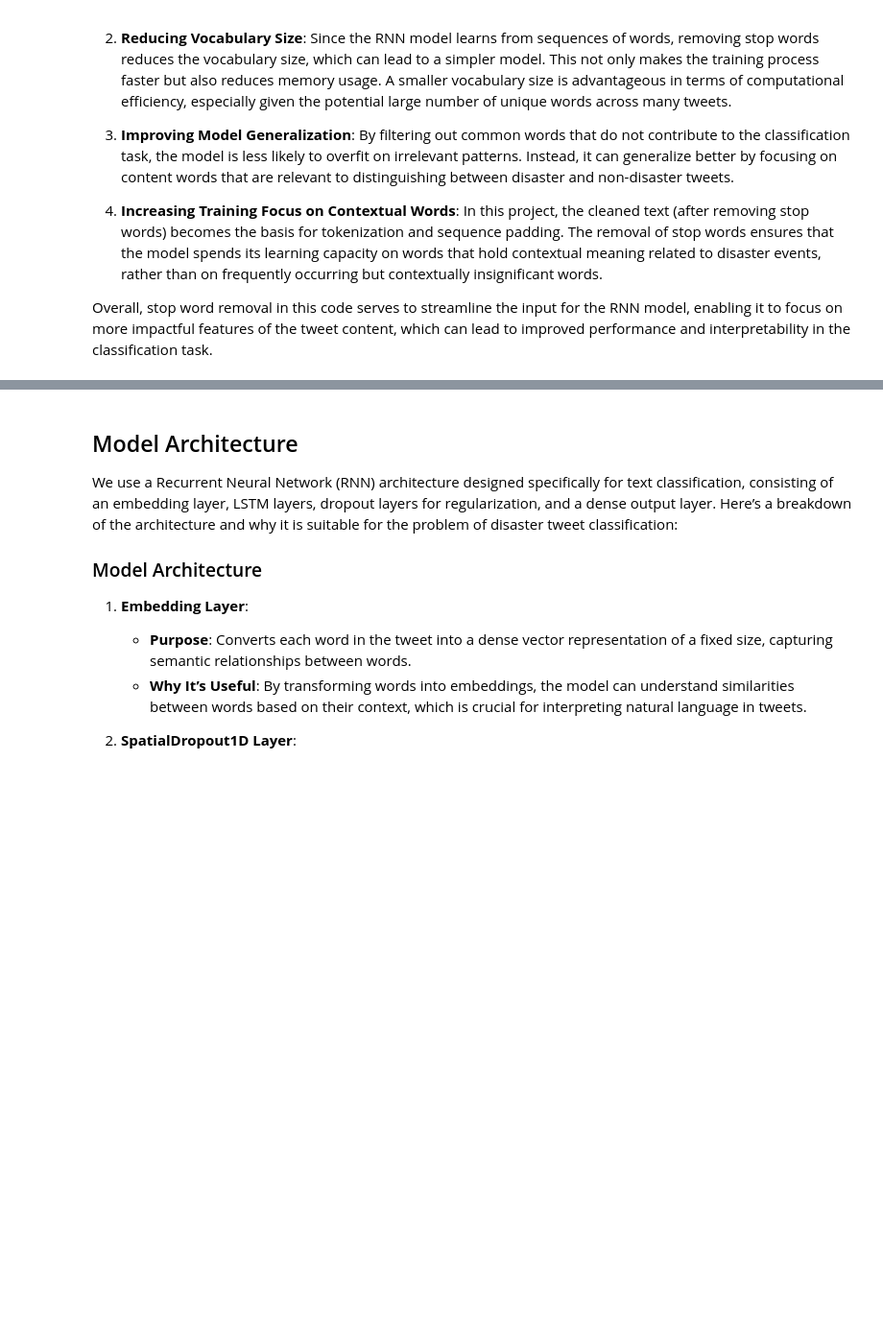
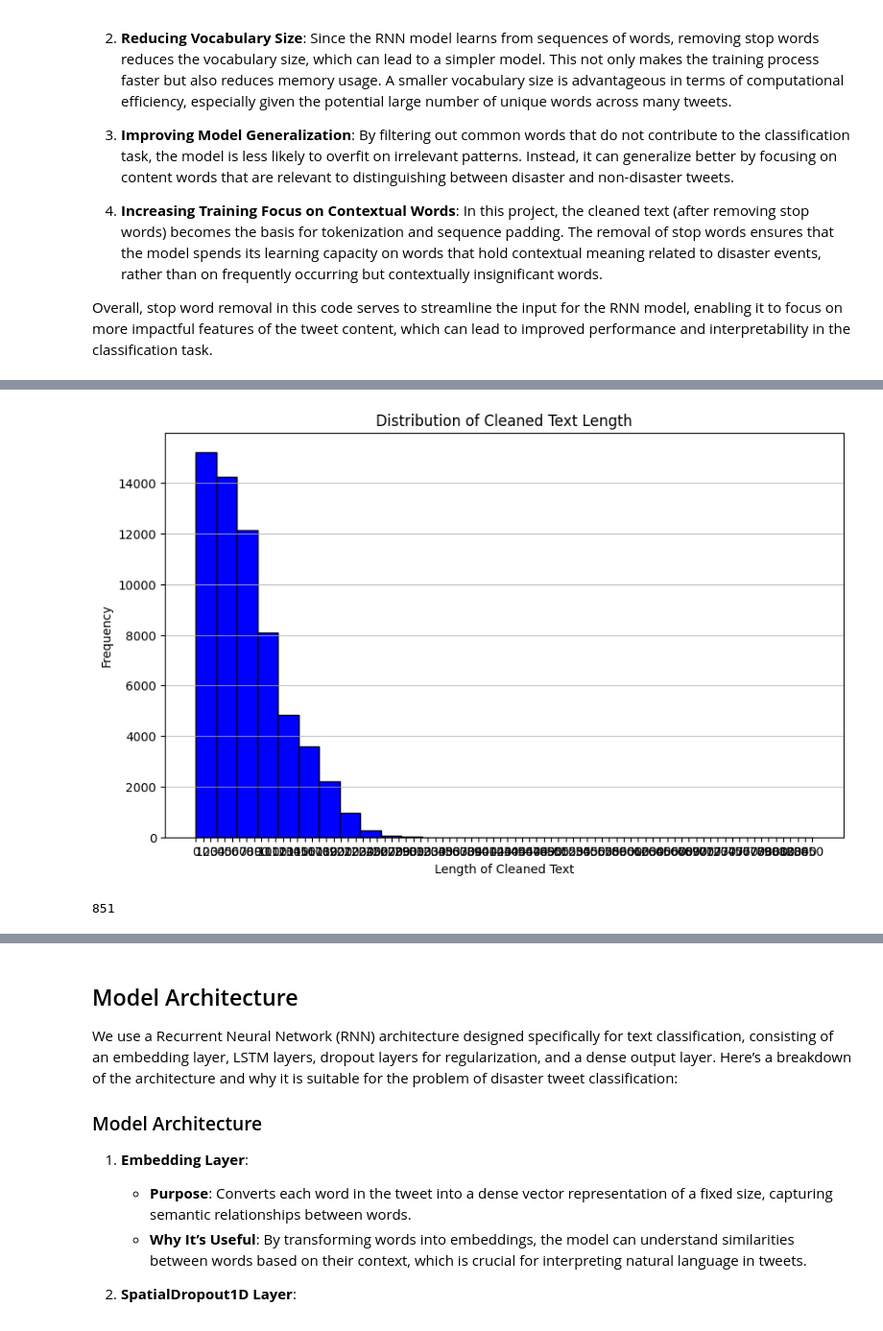
Before and after one commit to kaizenx/tweet-sentiment-classifier, a Jupyter notebook: sentiment.ipynb, the cells around one changed output, grey strips where cells are left out. Shown at 96% size. Drawn from its saved outputs; the diff is of its cells as text; code cells hidden in the pictures; blank space fills up the shorter version.

```diff
--- a/sentiment.ipynb
+++ b/sentiment.ipynb
@@ -266,7 +254,7 @@ def clean_text(text):
     return text
 
 # Apply the cleaning function to the 'text' column
-train_df['cleaned_text'] = train_df['text'].apply(clean_text)
+df_filtered['cleaned_text'] = df_filtered['content'].apply(clean_text)
 
 # Display the first few cleaned texts
-train_df[['text', 'cleaned_text']].head()
+df_filtered[['content', 'cleaned_text']].head()
@@ -273,16 +271,20 @@ train_df[['text', 'cleaned_text']].head()
 # %%
 # Calculate the length of cleaned_text
-train_df['cleaned_text_length'] = train_df['cleaned_text'].str.len()
+df_filtered['cleaned_text_length'] = df_filtered['cleaned_text'].str.len()
 
 # Plot the distribution of cleaned_text length
 plt.figure(figsize=(10, 6))
-plt.hist(train_df['cleaned_text_length'], bins=30, color='blue', edgecolor='black')
+plt.hist(df_filtered['cleaned_text_length'], bins=30, color='blue', edgecolor='black')
 plt.title('Distribution of Cleaned Text Length')
 plt.xlabel('Length of Cleaned Text')
 plt.ylabel('Frequency')
-plt.xticks(range(0, train_df['cleaned_text_length'].max() + 1, 10))
+plt.xticks(range(0, df_filtered['cleaned_text_length'].max() + 1, 10))
 plt.grid(axis='y', alpha=0.75)
 plt.show()
+# %% [output]
+[figure, added]
 # %%
-max_length = train_df['cleaned_text'].str.len().max()
+max_length = df_filtered['cleaned_text'].str.len().max()
 max_length
+# %% [output]
+851
```
Also changed, not shown: parts of 36 cells of this notebook, 1 other file.
